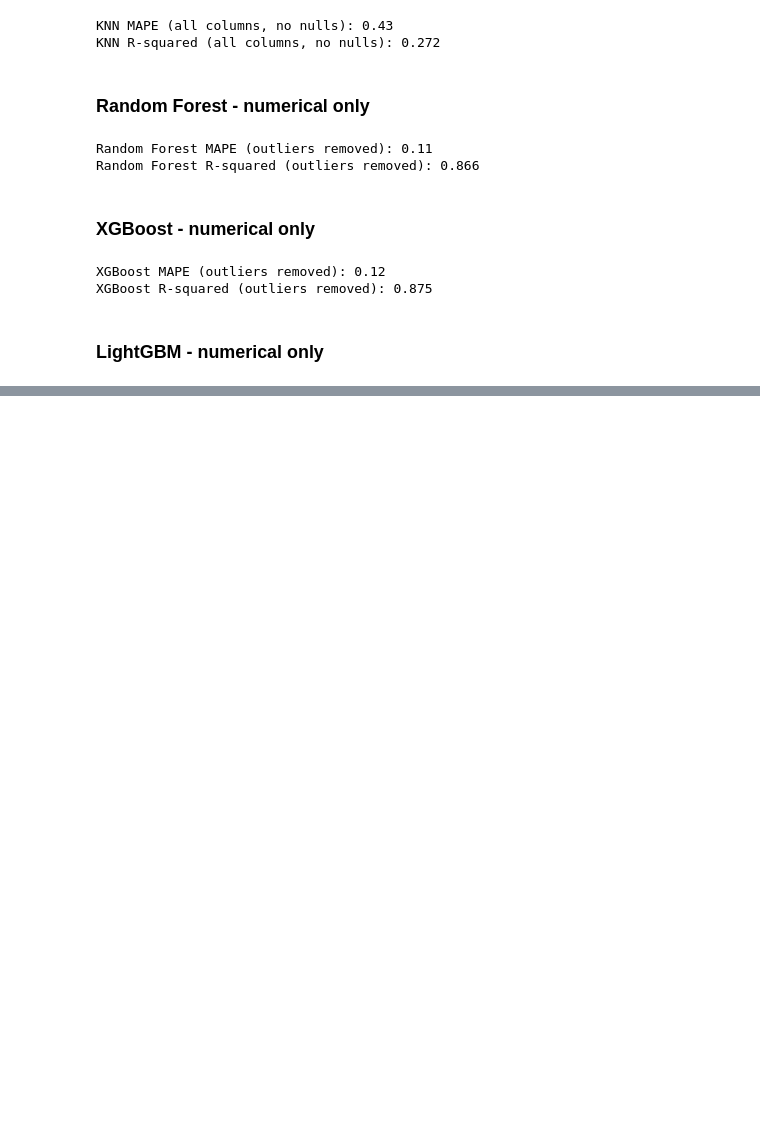
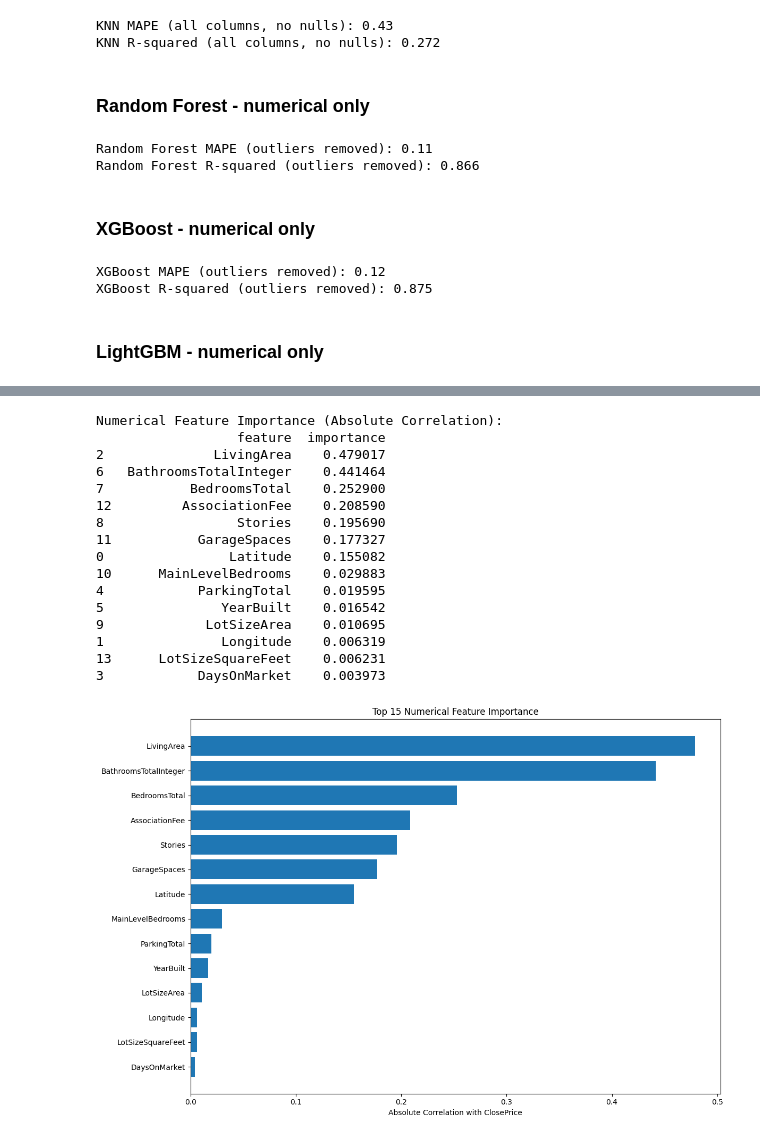
Before and after one commit to anonymousminh/IDX_Exchange_Team_26, a Jupyter notebook: 02_modeling.ipynb, the cells around one changed output, grey strips where cells are left out. Drawn from its saved outputs; the diff is of its cells as text; code cells hidden in the pictures; blank space fills up the shorter version.

```diff
--- a/02_modeling.ipynb
+++ b/02_modeling.ipynb
@@ -158,0 +331,50 @@ LightGBM R-squared (outliers removed): 0.868
+# %%
+# Feature selection for numerical variables
+from scipy.stats import pearsonr
+
+def numerical_feature_importance(df, numerical_cols, target_col):
+    """Calculate feature importance for numerical variables"""
+    num_importance = {}
+
+    for col in numerical_cols:
+        # Calculate correlation with target
+        corr, p_value = pearsonr(df[col], df[target_col])
+        num_importance[col] = abs(corr)  # Use absolute correlation
+
+    return num_importance
+
+# Calculate importance for numerical features
+num_importance = numerical_feature_importance(df_processed, numerical_cols, 'ClosePrice')
+num_importance_df = pd.DataFrame(list(num_importance.items()), columns=['feature', 'importance'])
+num_importance_df = num_importance_df.sort_values('importance', ascending=False)
+
+print("Numerical Feature Importance (Absolute Correlation):")
+print(num_importance_df.head(15))
+
+# Plot numerical feature importance
+plt.figure(figsize=(12, 8))
+top_15_num = num_importance_df.head(15)
+plt.barh(top_15_num['feature'], top_15_num['importance'])
+plt.xlabel('Absolute Correlation with ClosePrice')
+plt.title('Top 15 Numerical Feature Importance')
+plt.gca().invert_yaxis()
+plt.tight_layout()
+plt.show()
+# %% [output]
+Numerical Feature Importance (Absolute Correlation):
+                  feature  importance
+2              LivingArea    0.479017
+6   BathroomsTotalInteger    0.441464
+7           BedroomsTotal    0.252900
+12         AssociationFee    0.208590
+8                 Stories    0.195690
+11           GarageSpaces    0.177327
+0                Latitude    0.155082
+10      MainLevelBedrooms    0.029883
+4            ParkingTotal    0.019595
+5               YearBuilt    0.016542
+9             LotSizeArea    0.010695
+1               Longitude    0.006319
+13      LotSizeSquareFeet    0.006231
+3            DaysOnMarket    0.003973
+[figure, added]
```
Also changed, not shown: parts of 12 cells of this notebook.
